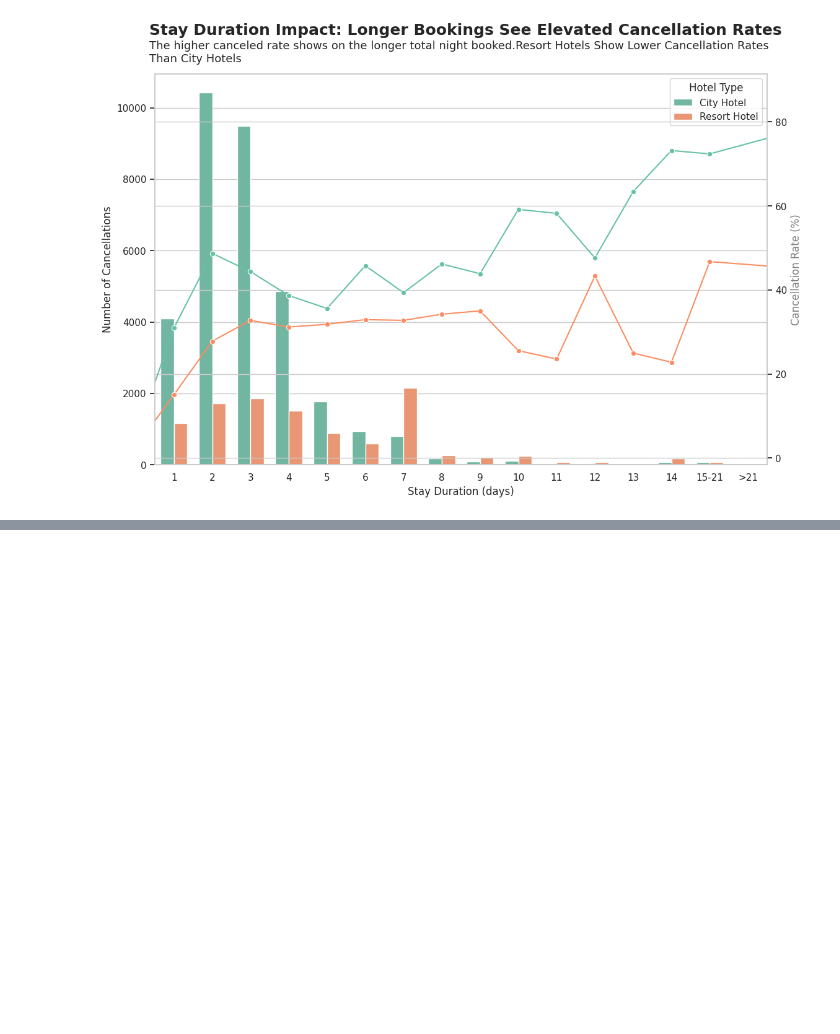
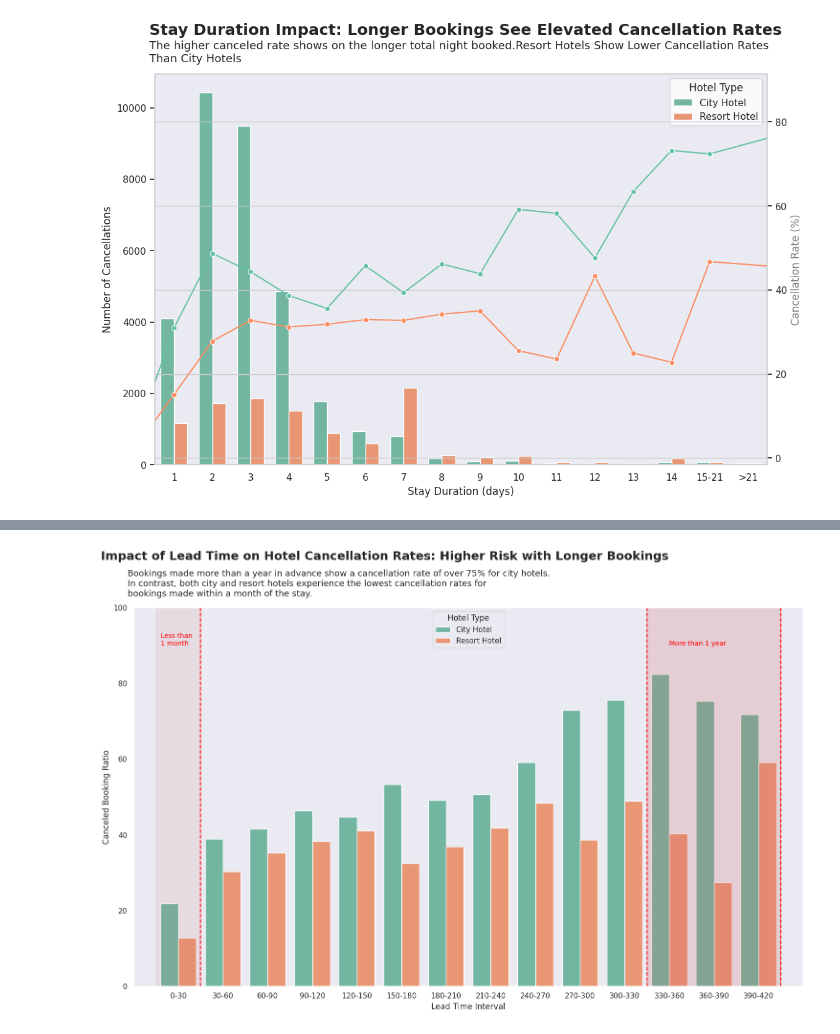
Before and after one commit to dzulwulann/Hotel_performance, a Jupyter notebook: Investigate_Hotel_Bussines.ipynb, the cells around one changed output, grey strips where cells are left out. Saved outputs shown, nothing was run; the diff lists cells and outputs as text; code cells hidden in the pictures; blank space fills up the shorter version.

```diff
--- a/Investigate_Hotel_Bussines.ipynb
+++ b/Investigate_Hotel_Bussines.ipynb
@@ -437,0 +360,14 @@ plt.show()
+# %%
+lead_time_data['lead_time_category'] = np.where(lead_time_data['lead_time']>400, 401, lead_time_data['lead_time'])
+bins = list(np.arange(0, max(lead_time_data['lead_time_category']) + 30, 30))
+# Generate labels automatically
+labels = [f'{bins[i]}-{bins[i+1]}' for i in range(len(bins)-1)]
+lead_time_data['lead_time_category'] = pd.cut(lead_time_data['lead_time_category'], bins=bins, labels=labels, right=False)
+# %%
+lead_time_agg = lead_time_data.groupby(['hotel','lead_time_category','is_canceled',]).size().reset_index(name='canceled_count')
+lead_time_pvt = lead_time_agg.pivot_table(index =['hotel', 'lead_time_category'], columns='is_canceled', values='canceled_count').reset_index()
+lead_time_pvt.rename(columns={0: 'Not_Canceled', 1: 'Canceled'}, inplace=True)
+lead_time_pvt['total_book'] = lead_time_pvt['Not_Canceled'] + lead_time_pvt['Canceled']
+lead_time_pvt['pct_canceled'] = (lead_time_pvt['Canceled']/lead_time_pvt['total_book'])*100
+
+lead_time_pvt
@@ -437,0 +392,36 @@ plt.show()
+# %%
+
+plt.figure(figsize=(15, 10))
+sns.barplot(x='lead_time_category', y='pct_canceled', hue='hotel', data=lead_time_pvt, palette='Set2')
+plt.xlabel('Lead Time Interval')
+plt.ylabel('Canceled Booking Ratio')
+
+# Add Title and Subtext
+plt.suptitle('Impact of Lead Time on Hotel Cancellation Rates: Higher Risk with Longer Bookings',
+             fontsize=18, fontweight='bold', ha='left', x=0.01, y=0.98)
+plt.text(-0.009, 1.03,
+         'Bookings made more than a year in advance show a cancellation rate of over 75% for city hotels. \n'
+         'In contrast, both city and resort hotels experience the lowest cancellation rates for \n'
+         'bookings made within a month of the stay.',
+         transform=plt.gca().transAxes, ha='left', fontsize=13)
+
+# Highlight specific regions using axvspan
+plt.axvline(0.5, ls='--', color='red')
+plt.text(x=-0.4, y=90, s='Less than \n1 month', fontsize=10, color='red')
+plt.axvspan(-0.5, 0.5, color='indianred', alpha=0.1)
+
+plt.axvline(10.5, ls='--', color='red')
+plt.axvline(13.5, ls='--', color='red')
+plt.text(x=11, y=90, s='More than 1 year', fontsize=10, color='red')
+plt.axvspan(10.5, 13.5, color='indianred', alpha=0.2)
+
+# Legend, Limits, and Layout
+plt.legend(title='Hotel Type', loc='upper center')
+plt.ylim(0, 100)
+plt.xlim(-1, 14)
+
+plt.tight_layout()
+plt.savefig('/content/drive/MyDrive/RAKAMIN/Investigate Hotel Bussines/lead time cancel.png', dpi=200)
+plt.show()
+# %% [output]
+[figure, added]
```
Also changed, not shown: parts of 16 cells of this notebook.
